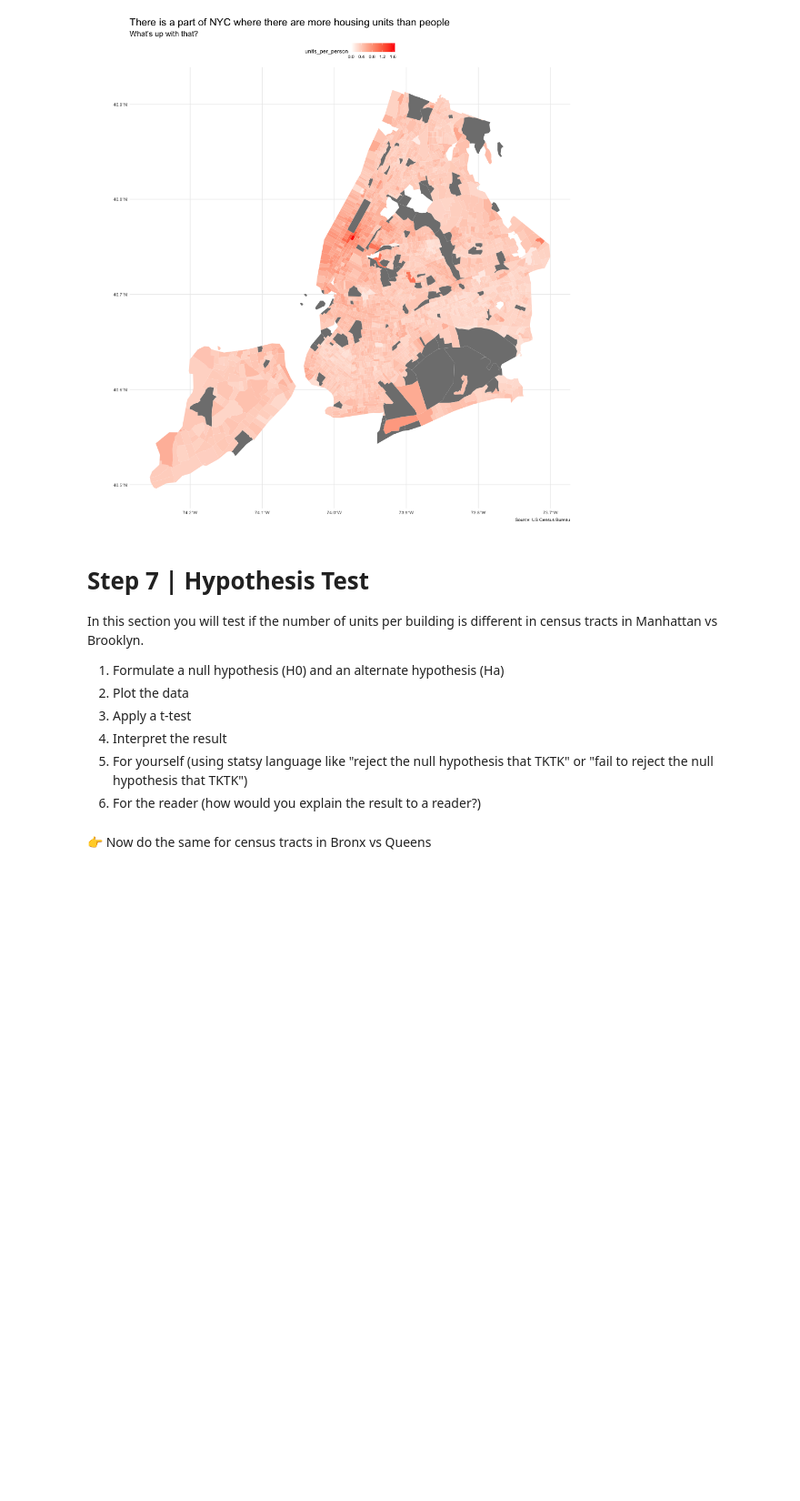
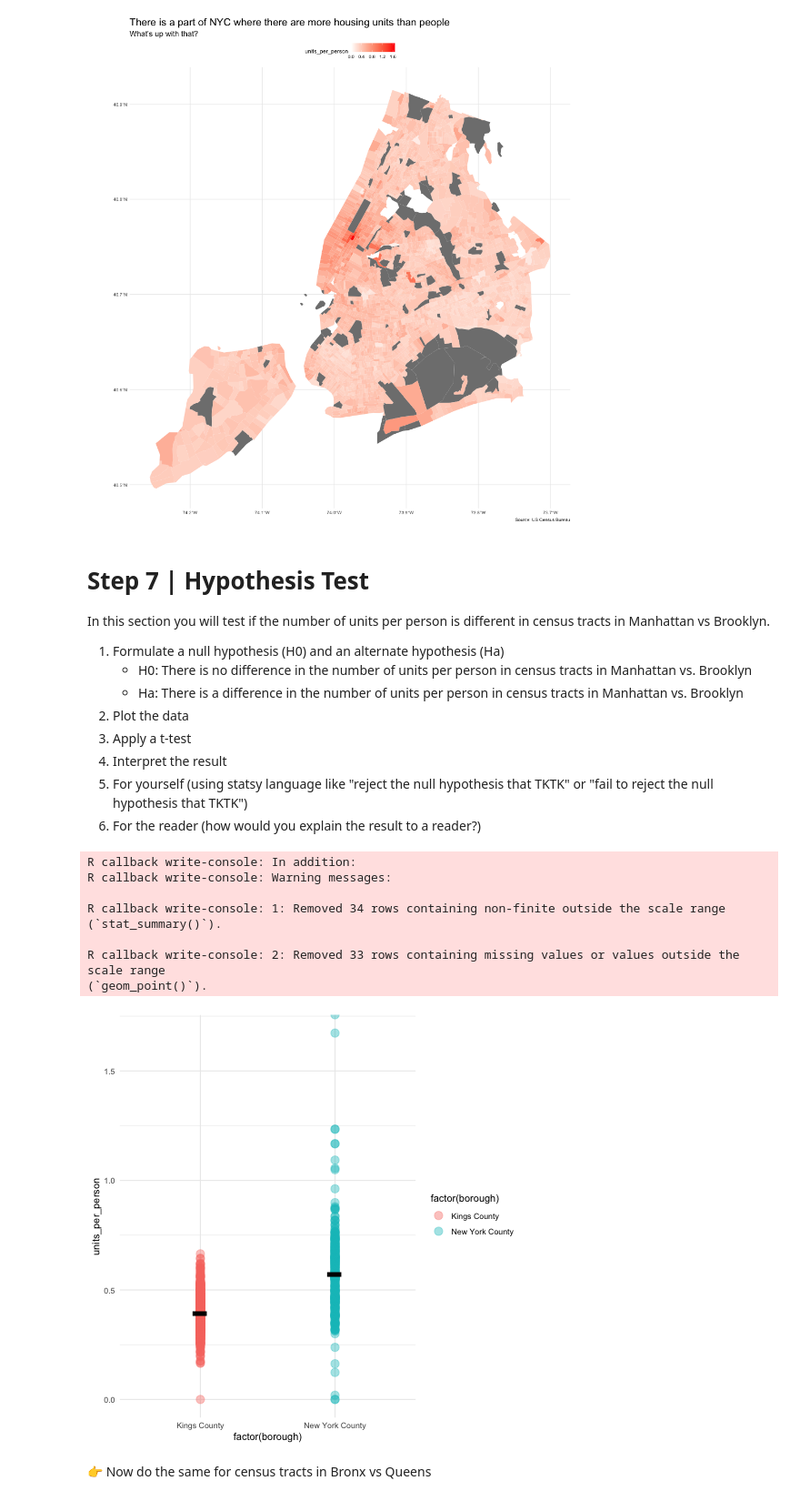
Before and after one commit to data4news/hypothesis-1-shp, a Jupyter notebook: notebook-2.ipynb, the cells around one changed output. Shown at 91% size. Cells and saved outputs as stored; diff of their text form; code cells hidden in the pictures; blank space fills up the shorter version.

```diff
--- a/notebook-2.ipynb
+++ b/notebook-2.ipynb
@@ -255,14 +273,39 @@ nyc_census_data |>
 # %% [markdown]
 # Step 7 | Hypothesis Test
 
-In this section you will test if the number of units per building is different in census tracts in Manhattan vs Brooklyn.
+In this section you will test if the number of units per person is different in census tracts in Manhattan vs Brooklyn.
 
 1. Formulate a null hypothesis (H0) and an alternate hypothesis (Ha)
+    - H0: There is no difference in the number of units per person in census tracts in Manhattan vs. Brooklyn
+    - Ha: There is a difference in the number of units per person in census tracts in Manhattan vs. Brooklyn
 2. Plot the data
 3. Apply a t-test
 4. Interpret the result
 5. For yourself (using statsy language like "reject the null hypothesis that TKTK" or "fail to reject the null hypothesis that TKTK")
 6. For the reader (how would you explain the result to a reader?)
+# %%
+%%R -o mtcars
+
+# R cell
+
+nyc_census_data_bm <- nyc_census_data %>%
+    filter(borough == "Kings County" | borough == "New York County")
+
+ggplot(nyc_census_data_bm) +
+    aes(x=factor(borough), y=units_per_person, color=factor(borough)) +
+    geom_point(size=4, alpha=.4) +
+    stat_summary(fun = "mean", geom = "point", color = "black", size = 20, shape="-") +
+    theme_minimal()
+# %% [output]
+R callback write-console: In addition:
+R callback write-console: Warning messages:
+
+R callback write-console: 1: Removed 34 rows containing non-finite outside the scale range
+(`stat_summary()`).
+
+R callback write-console: 2: Removed 33 rows containing missing values or values outside the scale range
+(`geom_point()`).
+[figure, added]
 # %% [markdown]
 👉 Now do the same for census tracts in Bronx vs Queens
 # %% [markdown]
```
Also changed, not shown: parts of 6 cells of this notebook, 2 other files.
